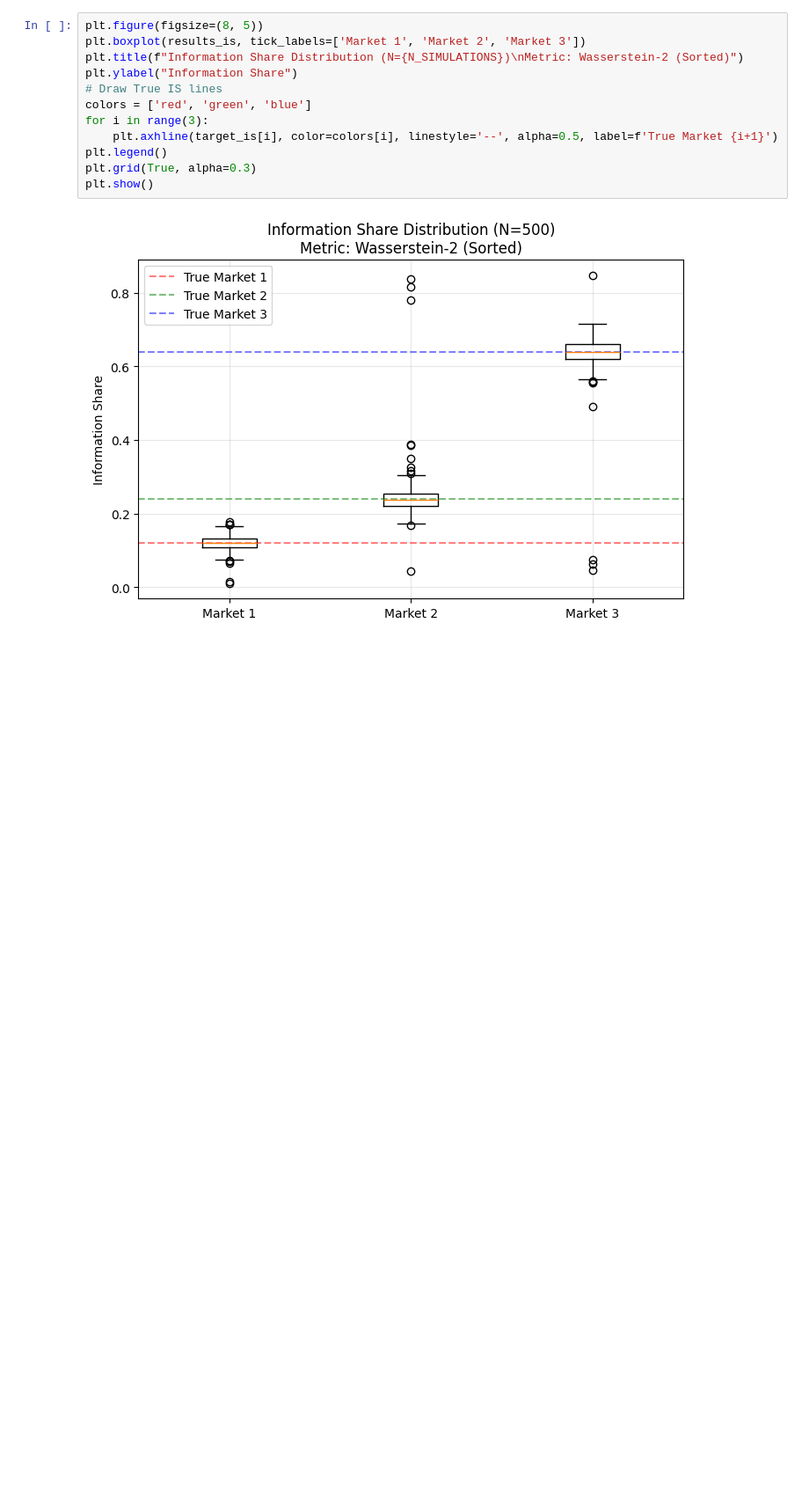
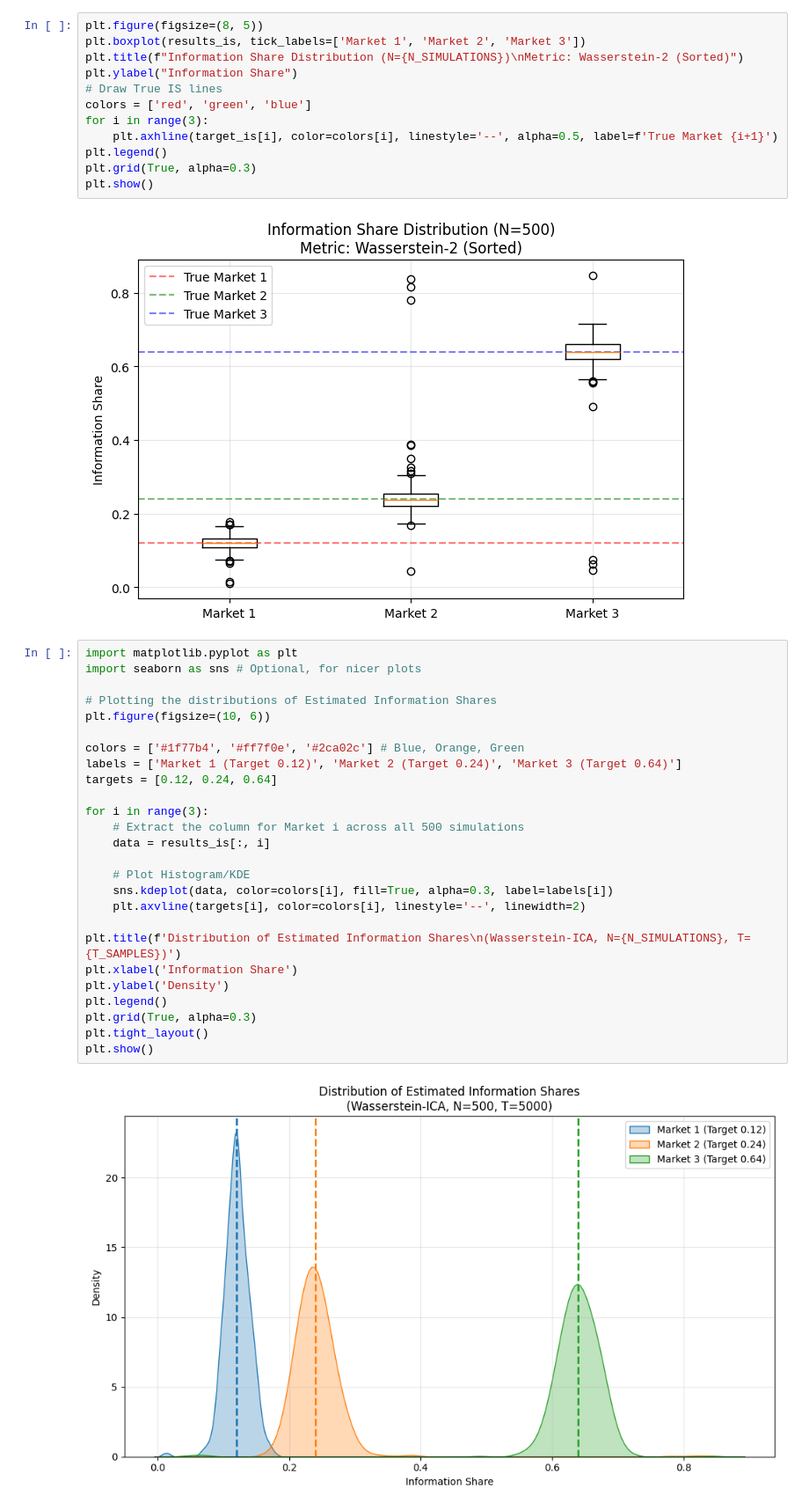
Before and after one commit to ashutoshjha3103/ot_in_linear_ica, a Jupyter notebook: exp/econometrics_application.ipynb, the cells around one changed output. Shown at 88% size. Saved outputs shown, nothing was run; the diff lists cells and outputs as text; blank space fills up the shorter version.

```diff
--- a/exp/econometrics_application.ipynb
+++ b/exp/econometrics_application.ipynb
@@ -190,3 +190,31 @@ plt.grid(True, alpha=0.3)
 plt.show()
 # %% [output]
 [figure]
+# %%
+import matplotlib.pyplot as plt
+import seaborn as sns # Optional, for nicer plots
+
+# Plotting the distributions of Estimated Information Shares
+plt.figure(figsize=(10, 6))
+
+colors = ['#1f77b4', '#ff7f0e', '#2ca02c'] # Blue, Orange, Green
+labels = ['Market 1 (Target 0.12)', 'Market 2 (Target 0.24)', 'Market 3 (Target 0.64)']
+targets = [0.12, 0.24, 0.64]
+
+for i in range(3):
+    # Extract the column for Market i across all 500 simulations
+    data = results_is[:, i]
+
+    # Plot Histogram/KDE
+    sns.kdeplot(data, color=colors[i], fill=True, alpha=0.3, label=labels[i])
+    plt.axvline(targets[i], color=colors[i], linestyle='--', linewidth=2)
+
+plt.title(f'Distribution of Estimated Information Shares\n(Wasserstein-ICA, N={N_SIMULATIONS}, T={T_SAMPLES})')
+plt.xlabel('Information Share')
+plt.ylabel('Density')
+plt.legend()
+plt.grid(True, alpha=0.3)
+plt.tight_layout()
+plt.show()
+# %% [output]
+[figure, added]
```
Also changed, not shown: parts of 1 cell of this notebook, 10 other files.
